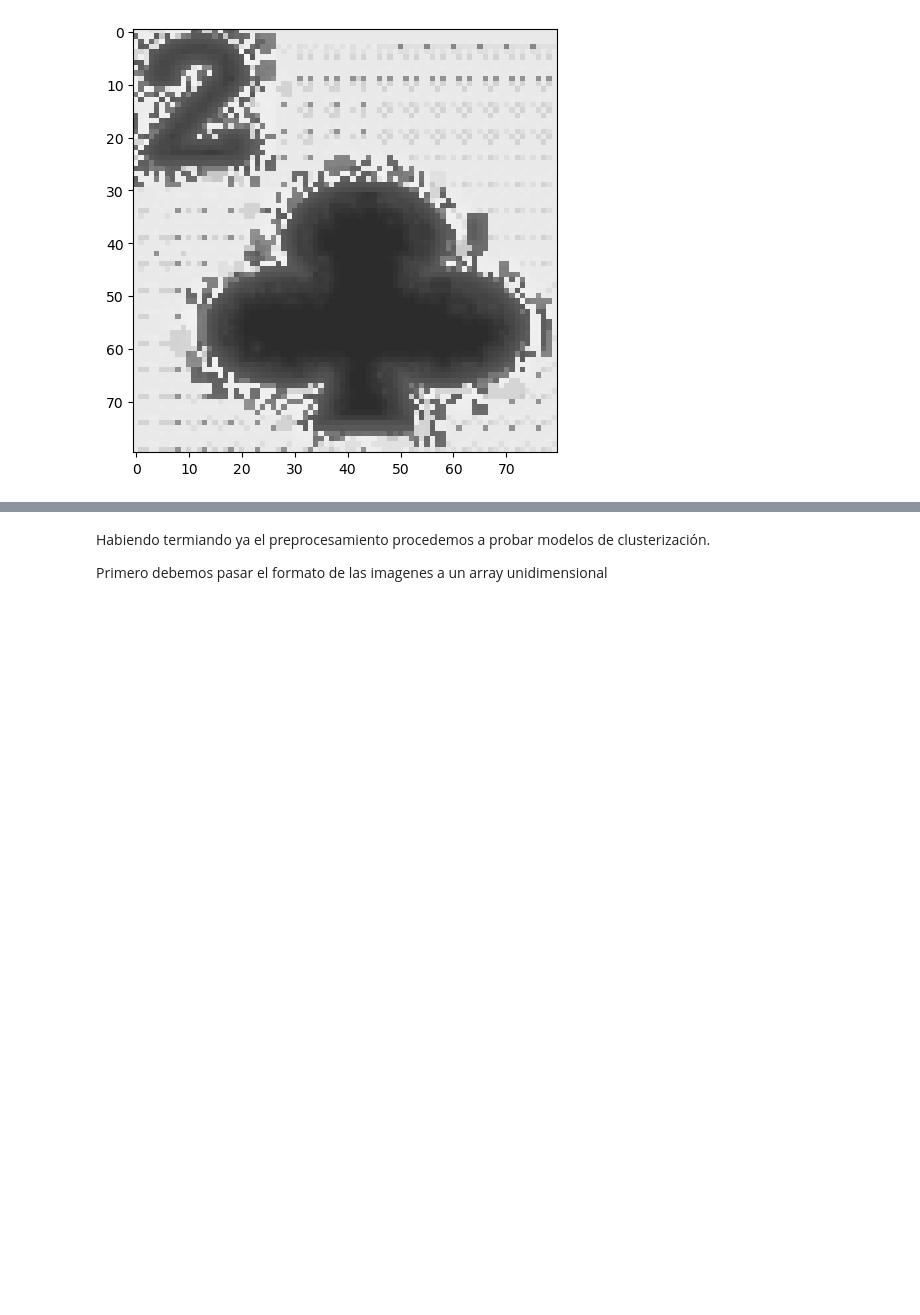
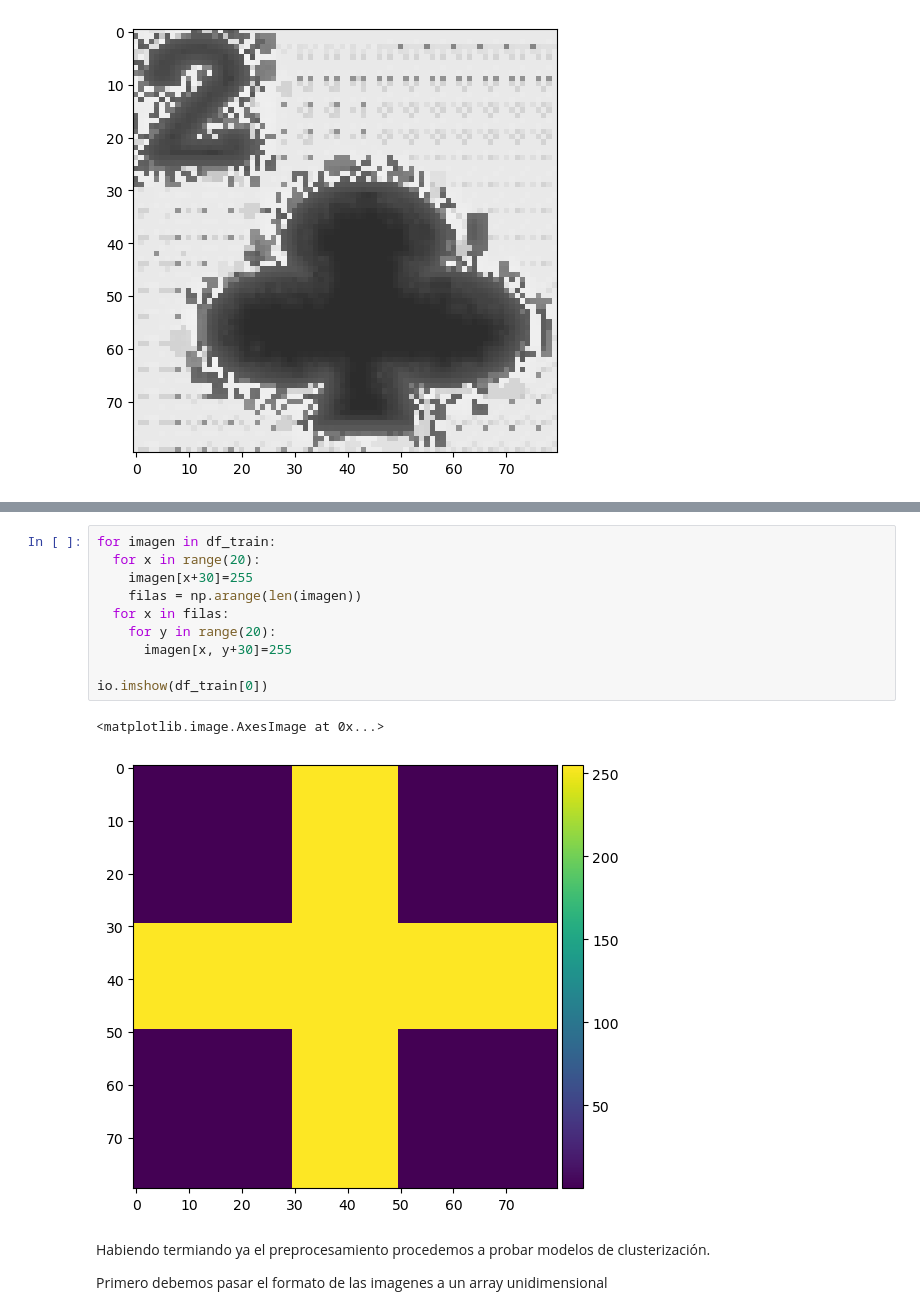
Before and after one commit to Kekon130/ML_Practica3, a Jupyter notebook: Practica_3ML.ipynb, the cells around one changed output, grey strips where cells are left out. Saved outputs shown, nothing was run; the diff lists cells and outputs as text; blank space fills up the shorter version.

```diff
--- a/Practica_3ML.ipynb
+++ b/Practica_3ML.ipynb
@@ -68,3 +78,16 @@ for img in range(len(df_train)):
+# %%
+for imagen in df_train:
+  for x in range(20):
+    imagen[x+30]=255
+    filas = np.arange(len(imagen))
+  for x in filas:
+    for y in range(20):
+      imagen[x, y+30]=255
+
+io.imshow(df_train[0])
+# %% [output]
+<matplotlib.image.AxesImage at 0x...>
+[figure, added]
 # %% [markdown]
 Habiendo termiando ya el preprocesamiento procedemos a probar modelos de clusterización.
 
```
Also changed, not shown: parts of 15 cells of this notebook.
